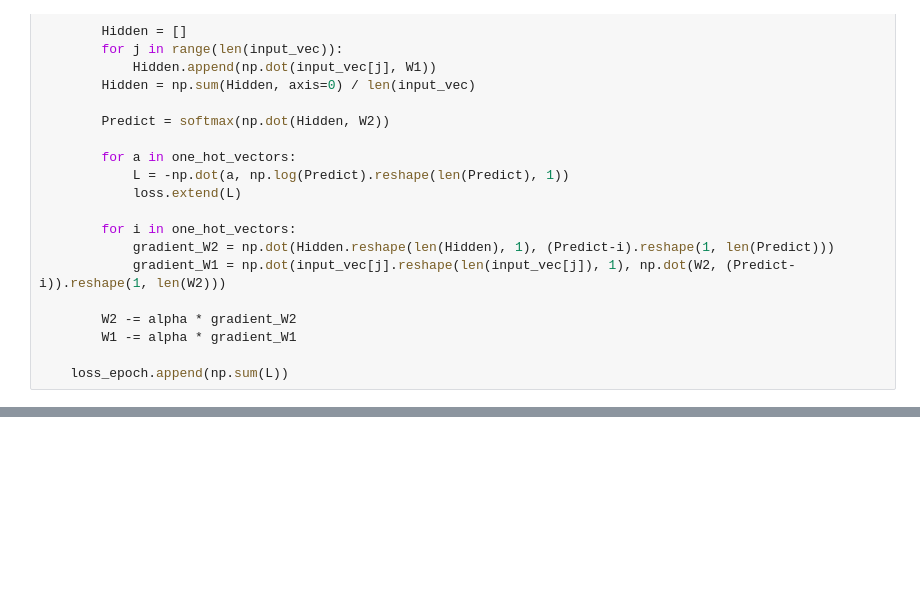
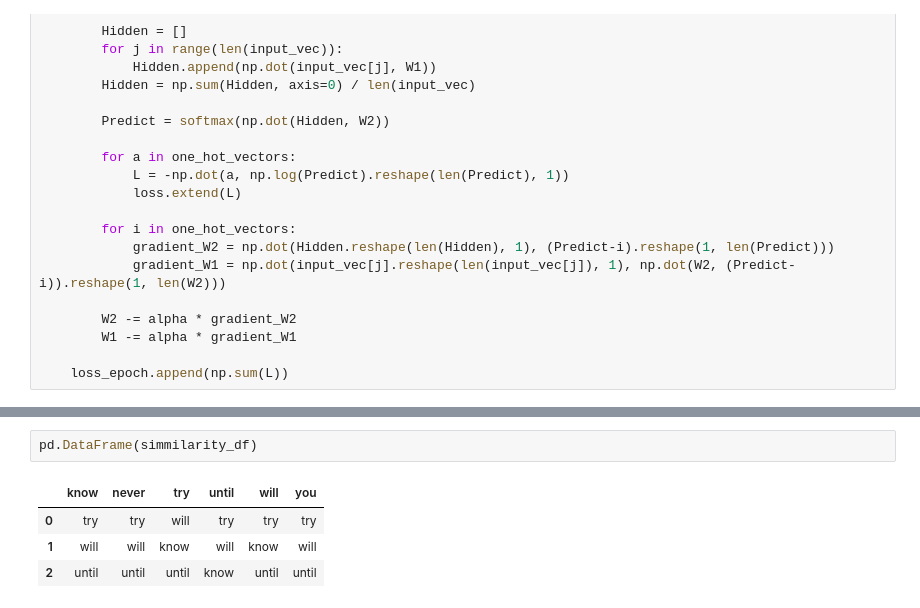
Before and after one commit to insightcampus/2020-inno-nlp-c-deeplearning, a Jupyter notebook: sojeong/Word2Vec_조소정.ipynb, the cells around one changed output, grey strips where cells are left out. Drawn from its saved outputs; the diff is of its cells as text; blank space fills up the shorter version.

```diff
--- a/sojeong/Word2Vec_조소정.ipynb
+++ b/sojeong/Word2Vec_조소정.ipynb
@@ -106,0 +136,7 @@ plt.show()
+# %%
+pd.DataFrame(simmilarity_df)
+# %% [output]
+|  | know | never | try | until | will | you |
+| 0 | try | try | will | try | try | try |
+| 1 | will | will | know | will | know | will |
+| 2 | until | until | until | know | until | until |
```
Also changed, not shown: parts of 19 cells of this notebook.
